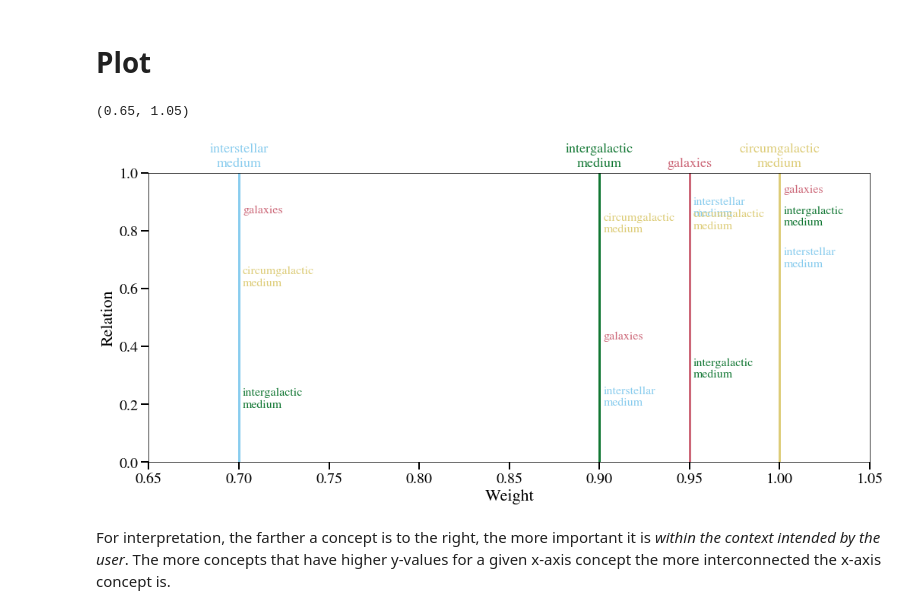
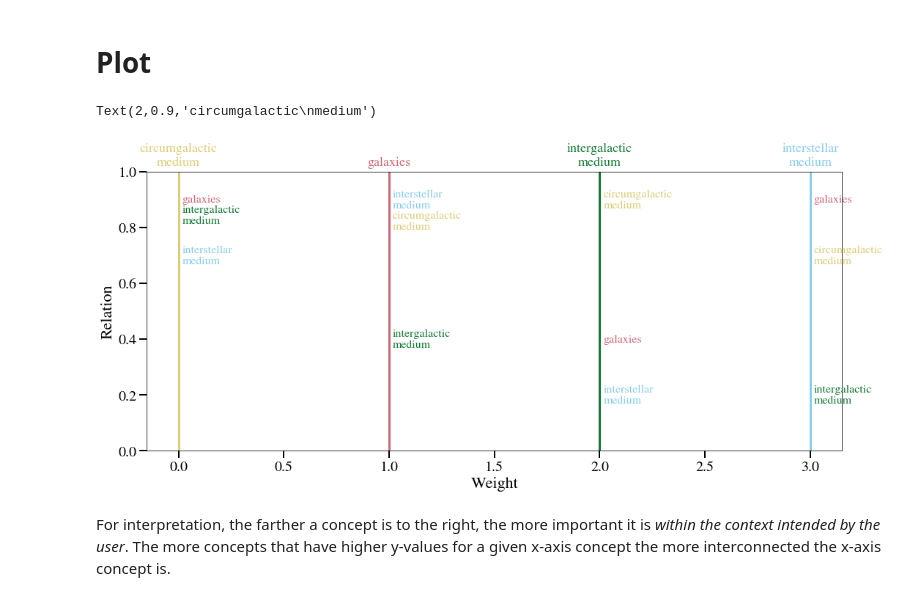
Before and after one commit to zhafen/cc, a Jupyter notebook: examples/concept_map.ipynb, the cells around one changed output. Saved outputs shown, nothing was run; the diff lists cells and outputs as text; code cells hidden in the pictures.

Commit message:
Greatly improved the concept map plot.

```diff
--- a/examples/concept_map.ipynb
+++ b/examples/concept_map.ipynb
@@ -9,16 +9,17 @@ cm = cc.concept_map.ConceptMap.load( './example_concept_map.hdf5' )
 # %%
 fig = plt.figure( figsize=(17, 7), facecolor='w' )
 ax = plt.gca()
 
 cm.plot_relation_vs_weight(
     ax = ax,
-    y_jitter = 0.07,
+#     y_jitter = 0.07,
+    recursively_fix_overlaps = True,
 )
 
-ax.set_xlim( 0.65, 1.05 )
+# ax.set_xlim( 0.65, 1.05 )
 # %% [output]
-(0.65, 1.05)
+Text(2,0.9,'circumgalactic\nmedium')
-[figure, old version]
+[figure, new version]
 # %% [markdown]
 For interpretation, the farther a concept is to the right, the more important it is *within the context intended by the user*.
 The more concepts that have higher y-values for a given x-axis concept the more interconnected the x-axis concept is.
```
Also changed, not shown: parts of 1 cell of this notebook, 1 other file.
